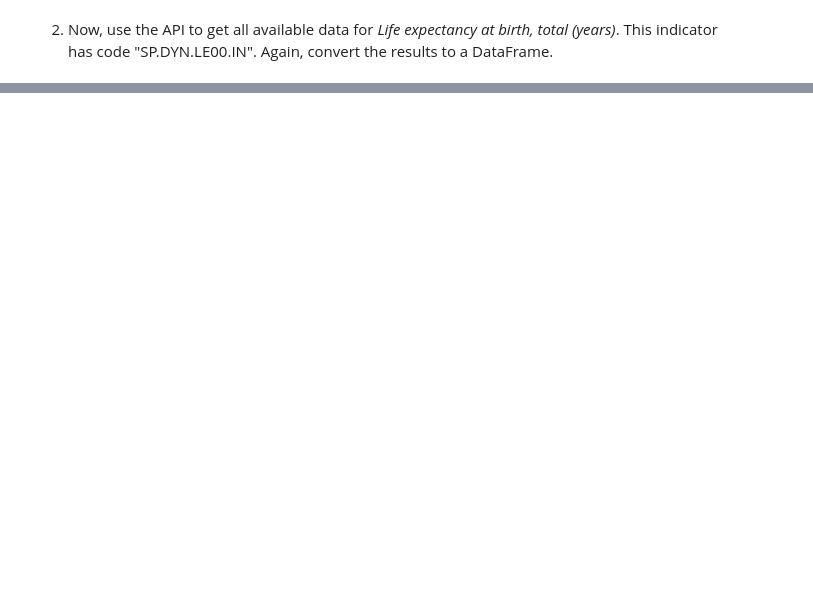
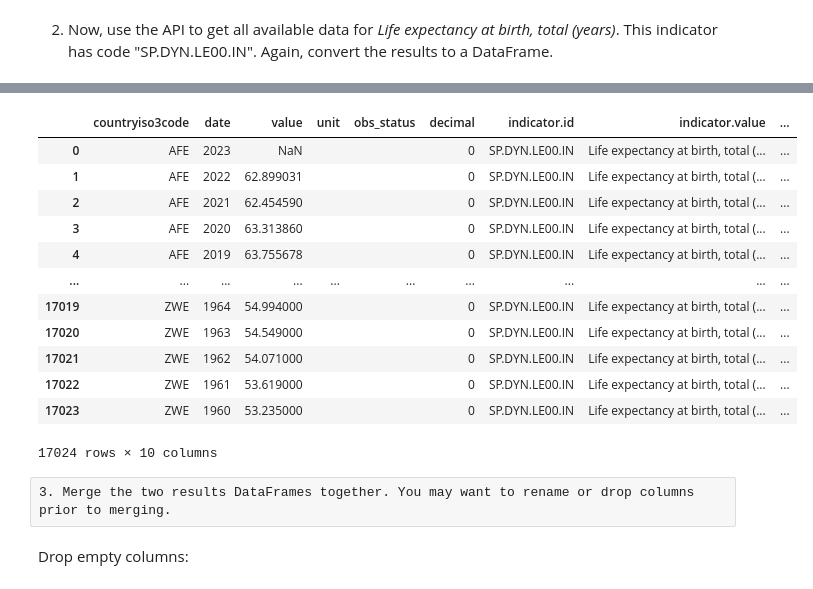
Before and after one commit to nss-data-science-cohort-8/api-exercise-msmith89-wq, a Jupyter notebook: notebooks/API Exercise.ipynb, the cells around one changed output, grey strips where cells are left out. Cells and saved outputs as stored; diff of their text form; code cells hidden in the pictures; blank space fills up the shorter version.

```diff
--- a/notebooks/API Exercise.ipynb
+++ b/notebooks/API Exercise.ipynb
@@ -56,2 +58,8 @@ pd.json_normalize(gdpres[1])
 # %% [markdown]
 2. Now, use the API to get all available data for _Life expectancy at birth, total (years)_. This indicator has code "SP.DYN.LE00.IN". Again, convert the results to a DataFrame.
+# %%
+endpointle = 'http://api.worldbank.org/v2/country/all/indicator/SP.DYN.LE00.IN?format=json'
+params = {'per_page': 17024}
+response = requests.get(endpointle, params=params)
+# %%
+leres = response.json()
@@ -57,0 +86,22 @@ pd.json_normalize(gdpres[1])
+# %%
+leres = pd.json_normalize(leres[1])
+# %%
+leres
+# %% [output]
+|  | countryiso3code | date | value | unit | obs_status | decimal | indicator.id | indicator.value | ... |
+| 0 | AFE | 2023 | NaN |  |  | 0 | SP.DYN.LE00.IN | Life expectancy at birth, total (... | ... |
+| 1 | AFE | 2022 | 62.899031 |  |  | 0 | SP.DYN.LE00.IN | Life expectancy at birth, total (... | ... |
+| 2 | AFE | 2021 | 62.454590 |  |  | 0 | SP.DYN.LE00.IN | Life expectancy at birth, total (... | ... |
+| 3 | AFE | 2020 | 63.313860 |  |  | 0 | SP.DYN.LE00.IN | Life expectancy at birth, total (... | ... |
+| 4 | AFE | 2019 | 63.755678 |  |  | 0 | SP.DYN.LE00.IN | Life expectancy at birth, total (... | ... |
+| ... | ... | ... | ... | ... | ... | ... | ... | ... | ... |
+| 17019 | ZWE | 1964 | 54.994000 |  |  | 0 | SP.DYN.LE00.IN | Life expectancy at birth, total (... | ... |
+| 17020 | ZWE | 1963 | 54.549000 |  |  | 0 | SP.DYN.LE00.IN | Life expectancy at birth, total (... | ... |
+| 17021 | ZWE | 1962 | 54.071000 |  |  | 0 | SP.DYN.LE00.IN | Life expectancy at birth, total (... | ... |
+| 17022 | ZWE | 1961 | 53.619000 |  |  | 0 | SP.DYN.LE00.IN | Life expectancy at birth, total (... | ... |
+| 17023 | ZWE | 1960 | 53.235000 |  |  | 0 | SP.DYN.LE00.IN | Life expectancy at birth, total (... | ... |
+17024 rows × 10 columns
+# %% [raw]
+3. Merge the two results DataFrames together. You may want to rename or drop columns prior to merging.
+# %% [markdown]
+Drop empty columns:
```
Also changed, not shown: parts of 11 cells of this notebook.
